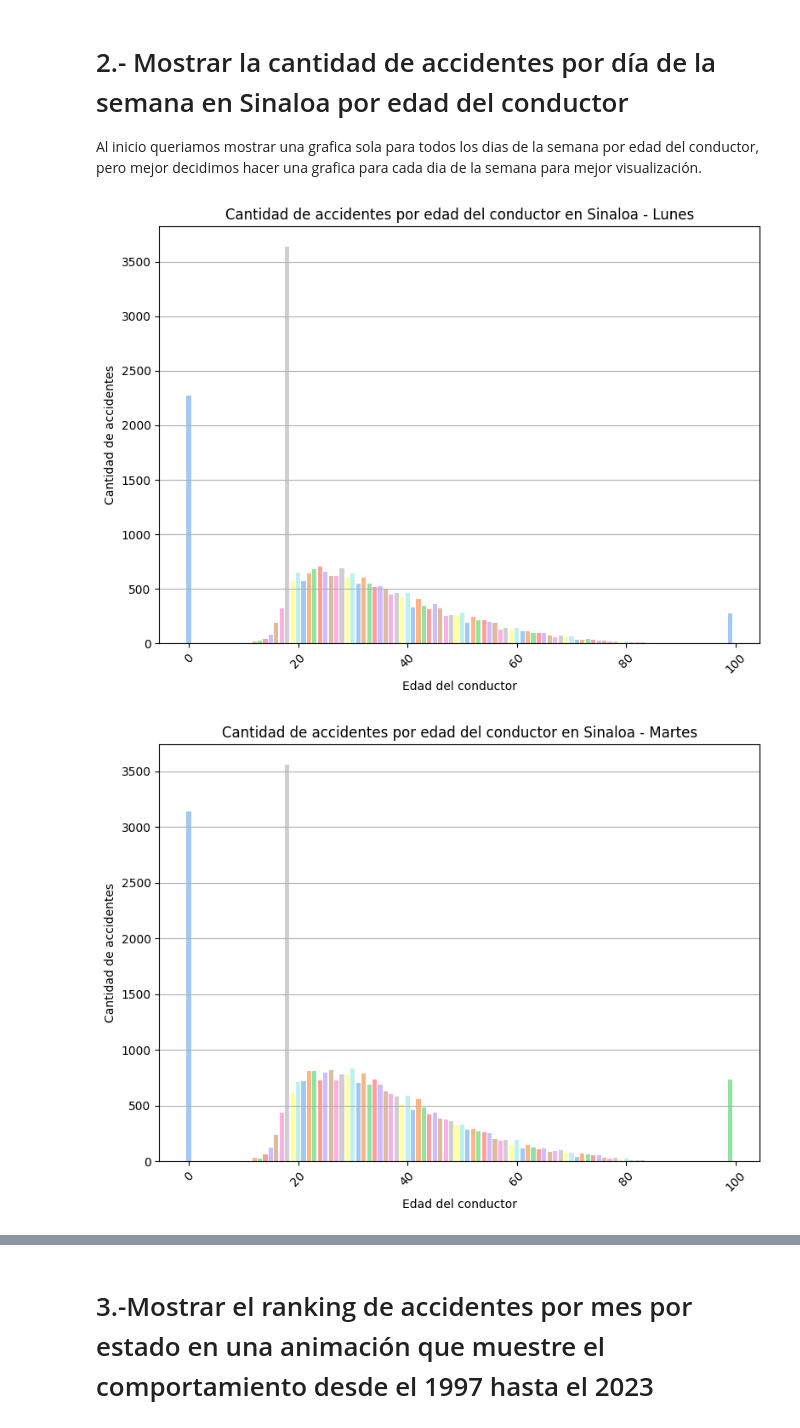
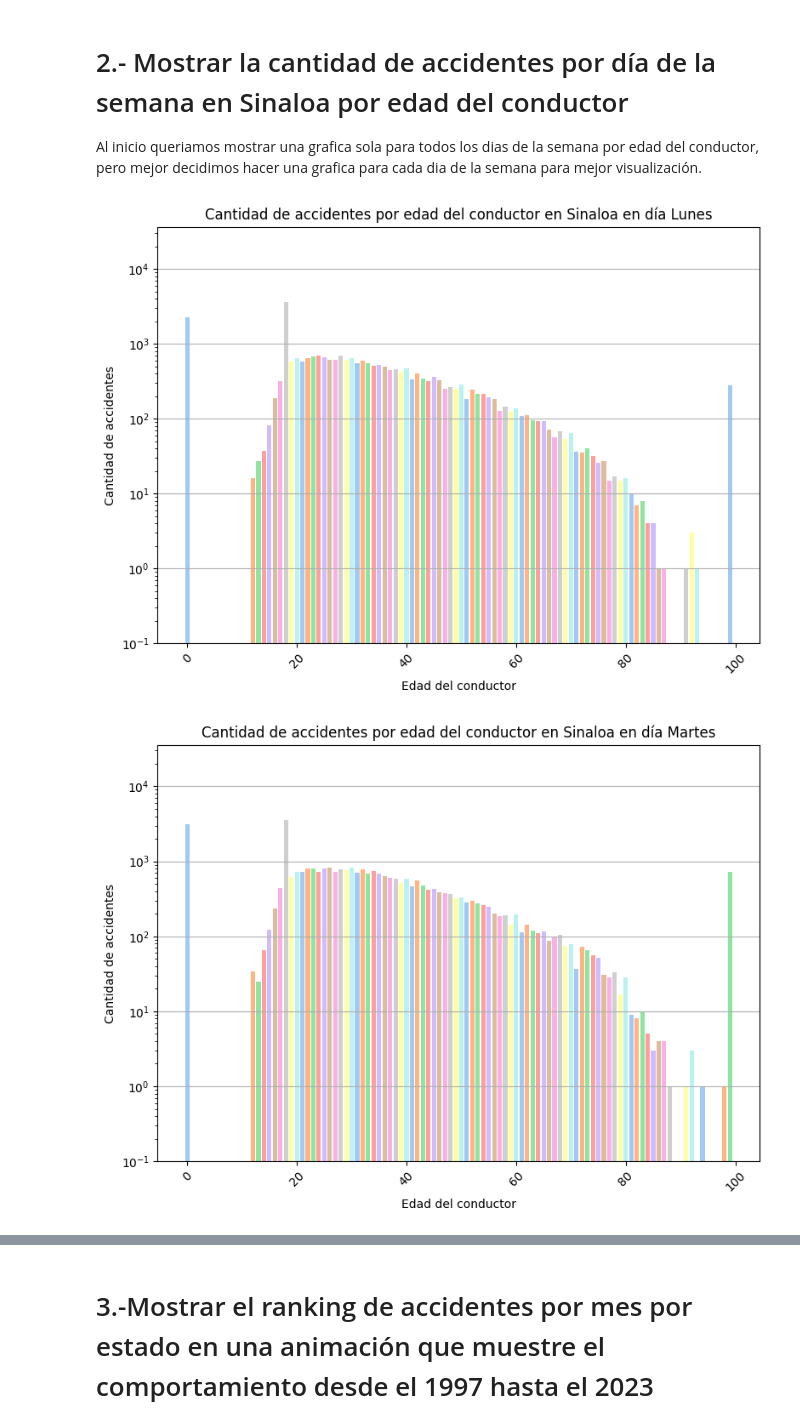
Before and after one commit to Noobato4/CD_examen2, a Jupyter notebook: examen2.ipynb, the cells around one changed output, grey strips where cells are left out. Saved outputs shown, nothing was run; the diff lists cells and outputs as text; code cells hidden in the pictures.

```diff
--- a/examen2.ipynb
+++ b/examen2.ipynb
@@ -213,10 +213,13 @@ df2 = data_frame[['ID_ENTIDAD', 'DIASEMANA','ID_EDAD']].copy()
 
 #----------------------------------------------------------------------------------------#
 
+import seaborn as sns
 import matplotlib.pyplot as plt
 
 # Filtrar los datos para obtener solo los de Sinaloa
 sinaloa_data = df2[df2['ID_ENTIDAD'] == 25]
+# Imprimir el total de registros
+#print("Total de registros en Sinaloa:", len(sinaloa_data))
 
 # Contar la cantidad de accidentes por día de la semana y edad del conductor
 accidentes_por_edad_y_dia = sinaloa_data.groupby(['DIASEMANA', 'ID_EDAD']).size().unstack(fill_value=0)
@@ -241,36 +244,41 @@ dia_numero = {
     'Viernes': 5,
     'Sábado': 6,
     'Domingo': 7
 }
 
-# Convertir los nombres de los días de la semana a números del 1 al 7
+# Convertir los nombres de los días de la semana a números
 df2['DIASEMANA_NUMERO'] = df2['DIASEMANA'].map(dia_numero)
 
 # Filtrar los datos para obtener solo los de Sinaloa
 sinaloa_data = df2[df2['ID_ENTIDAD'] == 25]
-import seaborn as sns
 
 # Utilizar una paleta de colores de seaborn
 palette = sns.color_palette("pastel")
 
 # Iterar sobre cada día de la semana
-for day in range(1, 7):
+for day in range(1, 8):
     # Filtrar los datos para el día de la semana actual
     day_data = sinaloa_data[sinaloa_data['DIASEMANA_NUMERO'] == day]
 
     # Contar la cantidad de accidentes por edad del conductor
     accidentes_por_edad = day_data.groupby('ID_EDAD').size()
 
+    # Establecer límites para el eje y
+    y_min = 0.1  # Límite mínimo en el eje y
+    y_max = np.max(accidentes_por_edad.values) * 10  # Límite máximo en el eje y
+
     # Crear la gráfica con la paleta de colores
     plt.figure(figsize=(8, 6))
     plt.bar(accidentes_por_edad.index, accidentes_por_edad.values, color=palette)
-    plt.title(f'Cantidad de accidentes por edad del conductor en Sinaloa - {list(dia_numero.keys())[list(dia_numero.values()).index(day)]}')
+    plt.title(f'Cantidad de accidentes por edad del conductor en Sinaloa en día {list(dia_numero.keys())[list(dia_numero.values()).index(day)]}')
     plt.xlabel('Edad del conductor')
     plt.ylabel('Cantidad de accidentes')
     plt.xticks(rotation=45)
     plt.grid(axis='y')
+    plt.ylim(y_min, y_max)  # Establecer límites en el eje y
+    plt.yscale('log')  # Establecer el eje y como logarítmico
     plt.tight_layout()
     plt.show()
 # %% [output]
-[figure, old version]
+[figure, new version]
-[figure, old version]
+[figure, new version]
```
Also changed, not shown: parts of 6 cells of this notebook.
